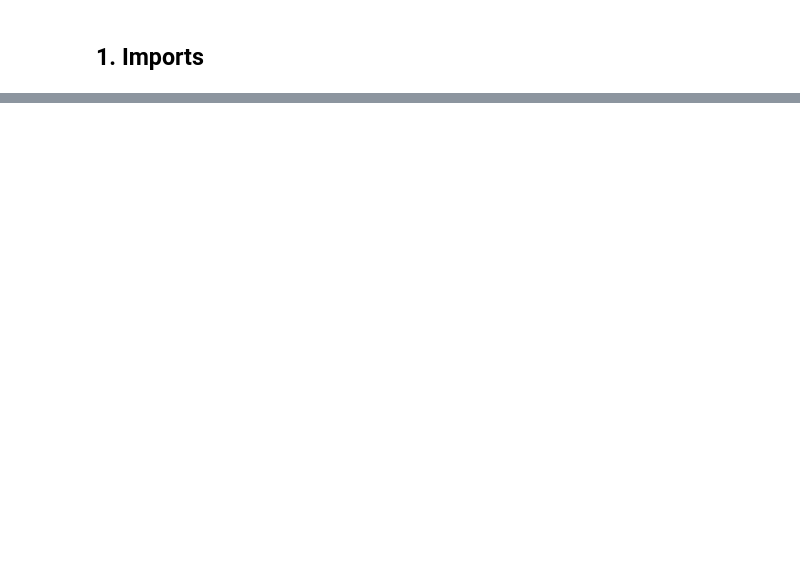
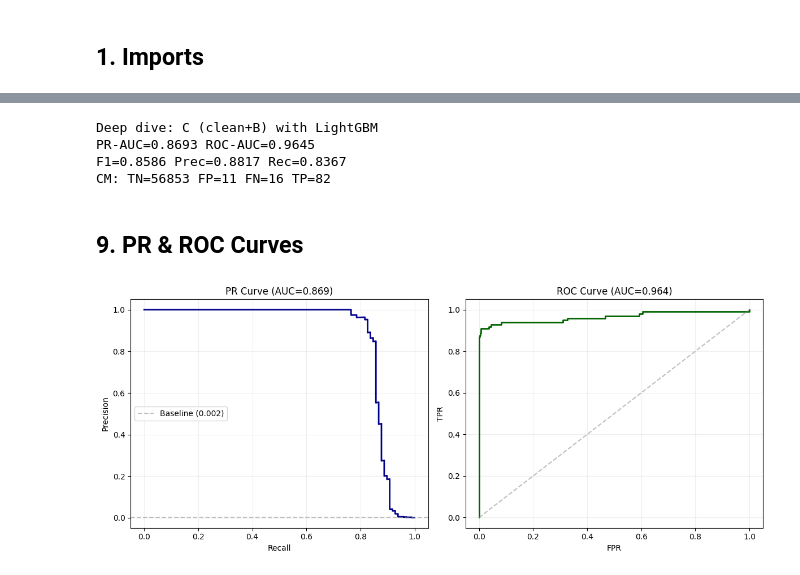
Before and after one commit to NullBitZer0/real-time-fraud-detection, a Jupyter notebook: notebooks/experiments.ipynb, the cells around one changed output, grey strips where cells are left out. Saved outputs shown, nothing was run; the diff lists cells and outputs as text; code cells hidden in the pictures; blank space fills up the shorter version.

```diff
--- a/notebooks/experiments.ipynb
+++ b/notebooks/experiments.ipynb
@@ -309,0 +191,53 @@ for m, v in results_df.groupby("Model")["PR_AUC"].mean().sort_values(ascending=F
+# %%
+winner_set = best_row["Set"]
+winner_model_name = best_row["Model"]
+print(f"Deep dive: {winner_set} with {winner_model_name}")
+
+if "A (V only)" in winner_set:
+    cols = feature_sets["A (V only)"]
+elif "dirty" in winner_set:
+    cols = feature_sets_dirty["D (dirty+B)"]
+else:
+    cols = feature_sets["B (+Amount,Hour)"]
+
+if "clean" in winner_set or "C" in winner_set or "A" in winner_set or "B" in winner_set:
+    Xtr_w = Xtr_clean[cols]; ytr_w = y_train_clean
+else:
+    Xtr_w = Xtr_dirty[cols]; ytr_w = y_train
+
+Xte_w = Xte[cols]
+scale = winner_set != "A (V only)"
+score = evaluate(models[winner_model_name], Xtr_w, ytr_w, Xte_w, y_test, scale=scale)
+probs = score["probs"]
+
+from sklearn.metrics import confusion_matrix
+tn, fp, fn, tp = confusion_matrix(y_test, (probs >= 0.5).astype(int)).ravel()
+print(f"PR-AUC={score['PR_AUC']:.4f} ROC-AUC={score['ROC_AUC']:.4f}")
+print(f"F1={score['F1']:.4f} Prec={score['Precision']:.4f} Rec={score['Recall']:.4f}")
+print(f"CM: TN={tn} FP={fp} FN={fn} TP={tp}")
+# %% [output]
+Deep dive: C (clean+B) with LightGBM
+PR-AUC=0.8693 ROC-AUC=0.9645
+F1=0.8586 Prec=0.8817 Rec=0.8367
+CM: TN=56853 FP=11 FN=16 TP=82
+# %% [markdown]
+## 9. PR & ROC Curves
+# %%
+fig, (ax1, ax2) = plt.subplots(1, 2, figsize=(12,5))
+
+prec, rec, _ = precision_recall_curve(y_test, probs)
+ax1.plot(rec, prec, color="darkblue", lw=2)
+baseline = y_test.mean()
+ax1.axhline(baseline, ls="--", color="gray", alpha=0.5, label=f"Baseline ({baseline:.3f})")
+ax1.set_xlabel("Recall"); ax1.set_ylabel("Precision"); ax1.set_title(f"PR Curve (AUC={score['PR_AUC']:.3f})")
+ax1.legend(); ax1.grid(alpha=0.2)
+
+fpr, tpr, _ = roc_curve(y_test, probs)
+ax2.plot(fpr, tpr, color="darkgreen", lw=2)
+ax2.plot([0,1],[0,1], ls="--", color="gray", alpha=0.5)
+ax2.set_xlabel("FPR"); ax2.set_ylabel("TPR"); ax2.set_title(f"ROC Curve (AUC={score['ROC_AUC']:.3f})")
+ax2.grid(alpha=0.2)
+
+plt.tight_layout(); plt.show()
+# %% [output]
+[figure, added]
```
Also changed, not shown: parts of 39 cells of this notebook.
